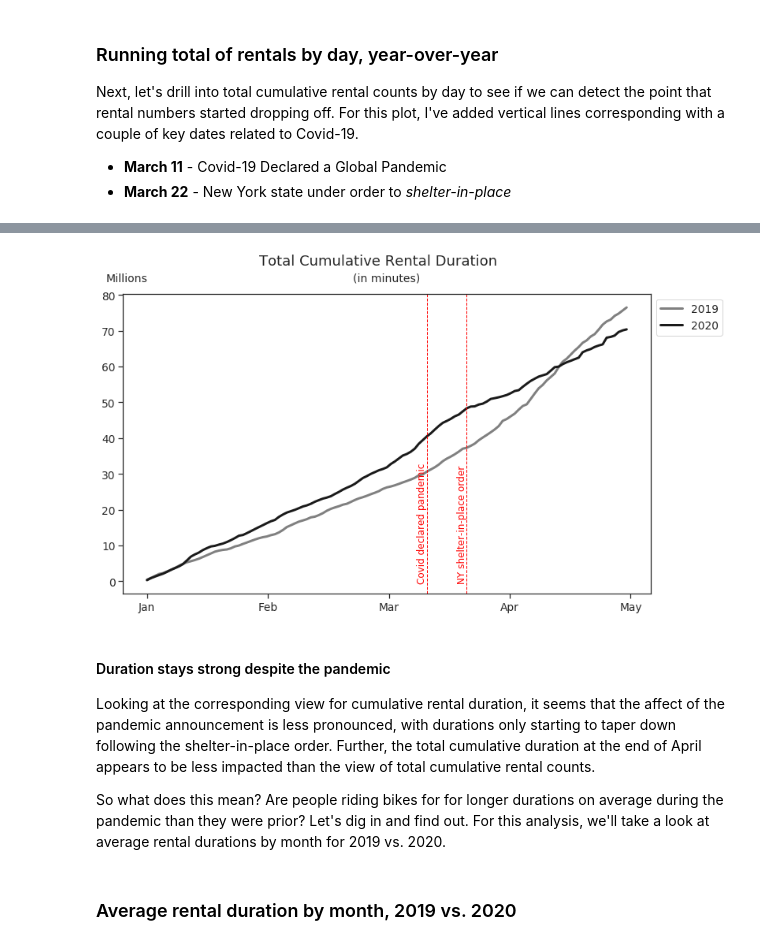
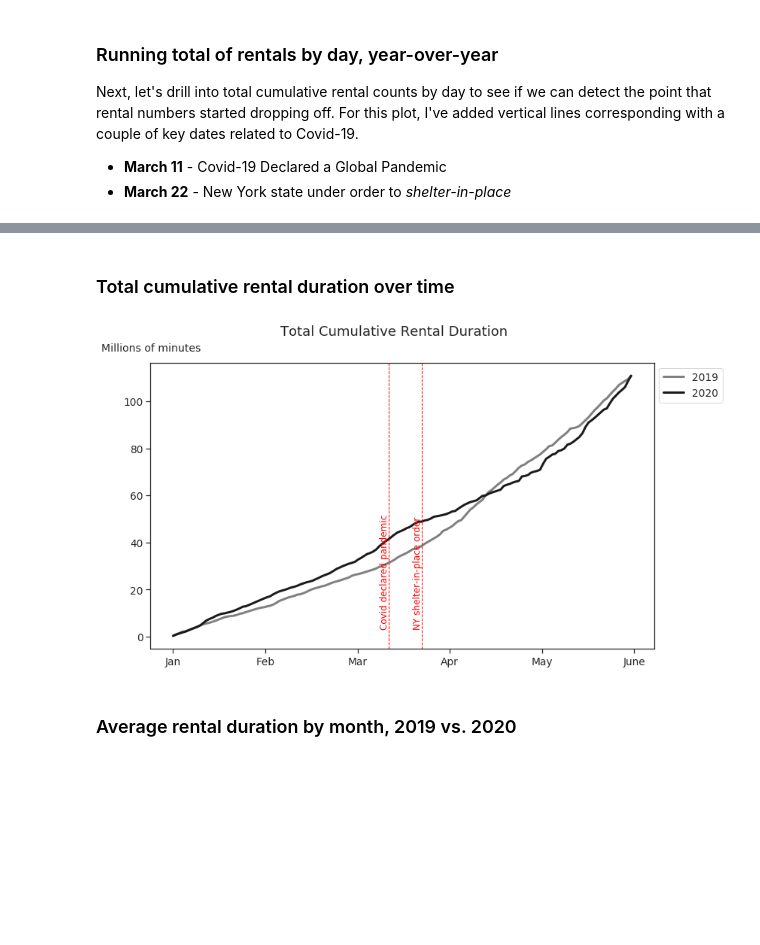
Before and after one commit to stevenrhart/bike-rentals, a Jupyter notebook: notebooks/Covid Impact on Bike Rentals in NYC.ipynb, the cells around one changed output, grey strips where cells are left out. Cells and saved outputs as stored; diff of their text form; code cells hidden in the pictures; blank space fills up the shorter version.

Commit message:
Notebook refactor based on mentor feedback; streamlining the flow and including additional statistical analysis

```diff
--- a/notebooks/Covid Impact on Bike Rentals in NYC.ipynb
+++ b/notebooks/Covid Impact on Bike Rentals in NYC.ipynb
@@ -210,20 +190,19 @@ Now that we have a couple of helper functions to get us started, we're ready to
 # %%
 # Dictionary of columns and optimal dtypes
-col_types = {'usertype': 'category', 'birth year': 'int', 'gender': 'int8'}
-
-# Create list of updated column names
-col_names = ['tripduration', 'starttime', 'usertype', 'birth_year', 'gender']
+col_types = {'start station id' : 'int', 'end station id': 'int',
+             'usertype': 'int8', 'birth year': 'int', 'gender': 'int8'}
 
 # Create list of columns to drop
-drop_cols = ['stoptime', 'start station id', 'end station id', 'start station name',
-             'start station latitude', 'start station longitude', 'end station name',
-             'end station latitude', 'end station longitude', 'bikeid']
+drop_cols = ['stoptime', 'start station name', 'start station latitude',
+             'start station longitude', 'end station name', 'end station latitude',
+             'end station longitude', 'bikeid']
 
 # Read in and process the data
 data_files = glob.glob('../data/' + "*.csv")
 rentals_dfs = []
+
 for file in data_files:
-    rentals_df = read_and_process(file, col_types, drop_cols, col_names)
+    rentals_df = read_and_process(file, col_types, drop_cols)
     rentals_dfs.append(rentals_df)
 
 # Concatentate the list of temp dfs
@@ -236,0 +328,3 @@ print(str(rows) + " Rows")
+# %%
+# Remove outlier trips with above 120 min
+df = df[(df.tripduration >= 90) | (df.tripduration <= 7200)]
@@ -236,0 +338,7 @@ print(str(rows) + " Rows")
+# %%
+# Convert durations to minutes
+x = df.birth_year
+
+# Plot as a histogram with a range up to 2 hours
+plt.hist(x, bins=50, range=(1857,2004), color='gray')
+plt.title('Birth Year Distribution');
@@ -236,0 +368,3 @@ print(str(rows) + " Rows")
+# %%
+# Remove outlier trips with riders older than 90
+df = df[df.birth_year >= 1930]
@@ -340,32 +563,26 @@ Let's take a look at the same view as above, but this time we'll pivot on the `t
+# %% [markdown]
+### Total cumulative rental duration over time
 # %%
 # Pivot df using helper function
 df_pivot = pivot_df(df, ['month', 'day'], ['year'], 'tripduration', 1.667E-8, cumsum=True, impute=True)
 
 # Plot a line chart and set the chart style
 df_pivot.plot(kind='line', linewidth=3, figsize=(12, 7), color=['gray', 'k'])
 
 # Plot vertical lines for key dates
-plt.axvline(x=70, color='red', linestyle='--', linewidth=1)
-plt.text(67.5,0.05,'Covid declared pandemic',rotation=90, fontsize=12, color='red')
-plt.axvline(x=80, color='red', linestyle='--', linewidth=1)
-plt.text(77.5,0.05,'NY shelter-in-place order',rotation=90, fontsize=12, color='red')
+plt.axvline(x=71, color='red', linestyle='--', linewidth=1)
+plt.text(68,4,'Covid declared pandemic',rotation=90, fontsize=12, color='red')
+plt.axvline(x=82, color='red', linestyle='--', linewidth=1)
+plt.text(79,4,'NY shelter-in-place order',rotation=90, fontsize=12, color='red')
 
 # Add labels and legend
-plt.text(0.1, .91, 'Millions', fontsize=14, transform=plt.gcf().transFigure)
+plt.text(0.05, .91, 'Millions of minutes', fontsize=14, transform=plt.gcf().transFigure)
 plt.suptitle("Total Cumulative Rental Duration", fontsize=18)
-plt.title("(in minutes)", fontsize=14, pad=16)
-plt.xticks(np.linspace(0, 121, num=5), ['Jan', 'Feb', 'Mar', 'Apr', 'May'])
+plt.xticks(np.linspace(0, 152, num=6), ['Jan', 'Feb', 'Mar', 'Apr', 'May', 'June'])
 plt.xlabel(None)
 plt.legend(title=None, loc='upper left', bbox_to_anchor=(1, 1));
 # %% [output]
-[figure, old version]
+[figure, new version]
-# %% [markdown]
-
-#### Duration stays strong despite the pandemic
-
-Looking at the corresponding view for cumulative rental duration, it seems that the affect of the pandemic announcement is less pronounced, with durations only starting to taper down following the shelter-in-place order. Further, the total cumulative duration at the end of April appears to be less impacted than the view of total cumulative rental counts.
-
-So what does this mean? Are people riding bikes for for longer durations on average during the pandemic than they were prior? Let's dig in and find out. For this analysis, we'll take a look at average rental durations by month for 2019 vs. 2020.
 # %% [markdown]
 
 ### Average rental duration by month, 2019 vs. 2020
```
Also changed, not shown: parts of 75 cells of this notebook, 1 other file.
